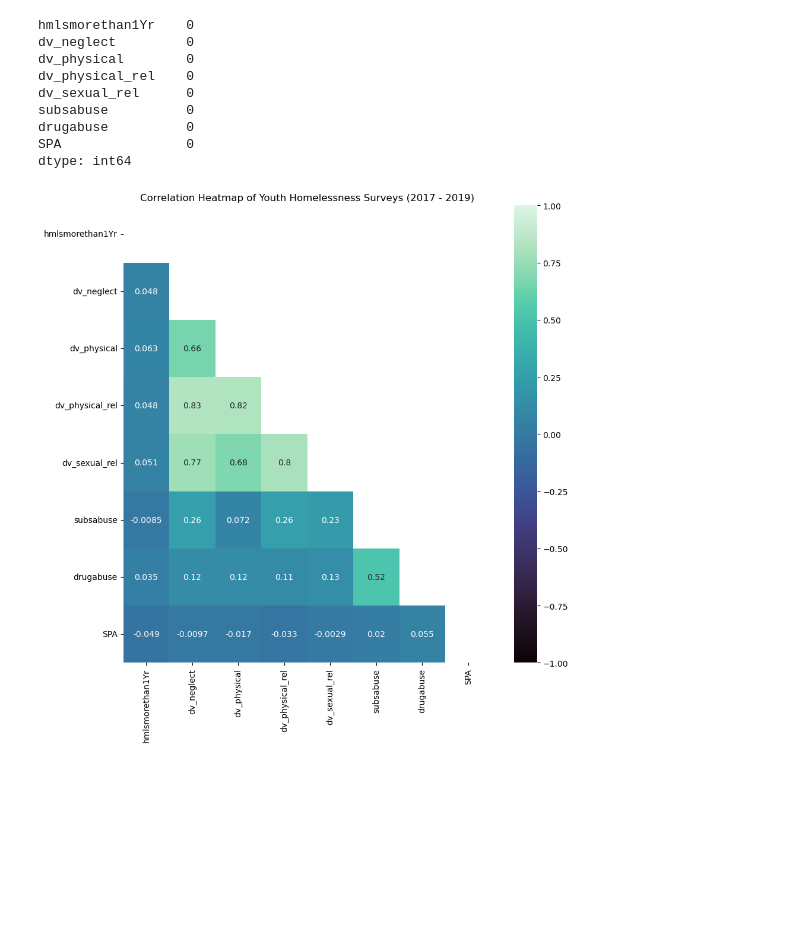
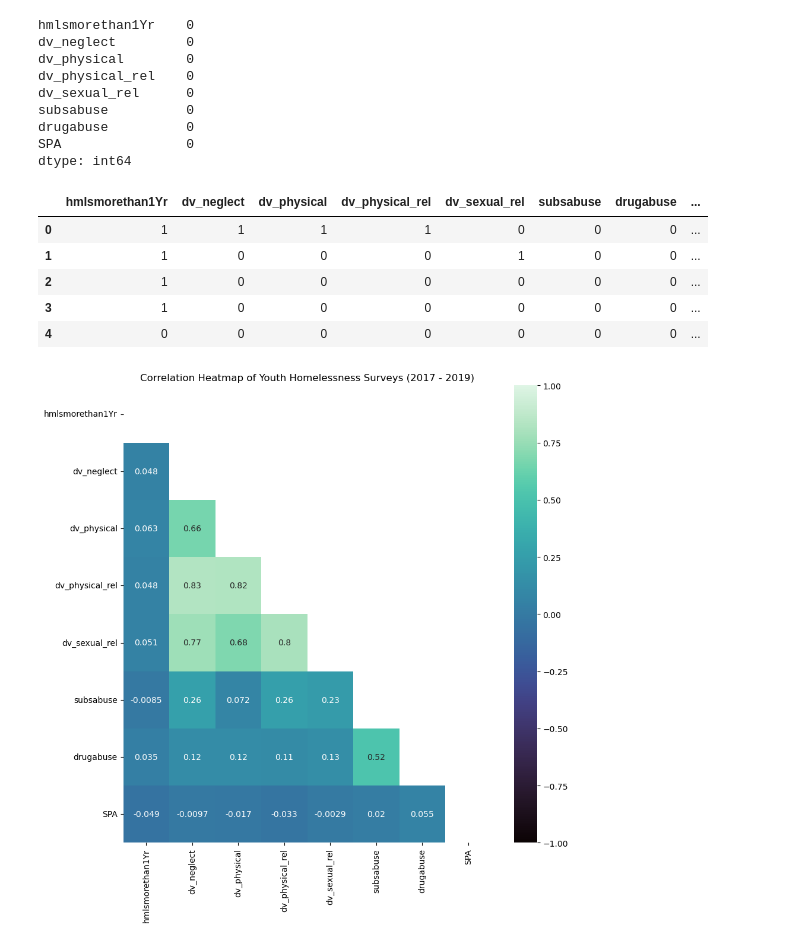
Before and after one commit to dxk613/capstone_project, a Jupyter notebook: la_youth_homeless.ipynb, the cells around one changed output. Saved outputs shown, nothing was run; the diff lists cells and outputs as text; code cells hidden in the pictures; blank space fills up the shorter version.

```diff
--- a/la_youth_homeless.ipynb
+++ b/la_youth_homeless.ipynb
@@ -1096,6 +1135,18 @@ dtype: int64
 # %%
 # exporting the new dataset for modeling purposes
 youth.to_csv('../capstone_project/datasets/youth_model.csv', index=False)
+# %%
+# reading the youth model dataset
+youth_model = pd.read_csv("datasets/youth_model.csv")
+
+youth_model.head()
+# %% [output]
+|  | hmlsmorethan1Yr | dv_neglect | dv_physical | dv_physical_rel | dv_sexual_rel | subsabuse | drugabuse | ... |
+| 0 | 1 | 1 | 1 | 1 | 0 | 0 | 0 | ... |
+| 1 | 1 | 0 | 0 | 0 | 1 | 0 | 0 | ... |
+| 2 | 1 | 0 | 0 | 0 | 0 | 0 | 0 | ... |
+| 3 | 1 | 0 | 0 | 0 | 0 | 0 | 0 | ... |
+| 4 | 0 | 0 | 0 | 0 | 0 | 0 | 0 | ... |
 # %%
 # Correlation with current youth dataset frame
 
```
Also changed, not shown: parts of 12 cells of this notebook, 4 other files.
